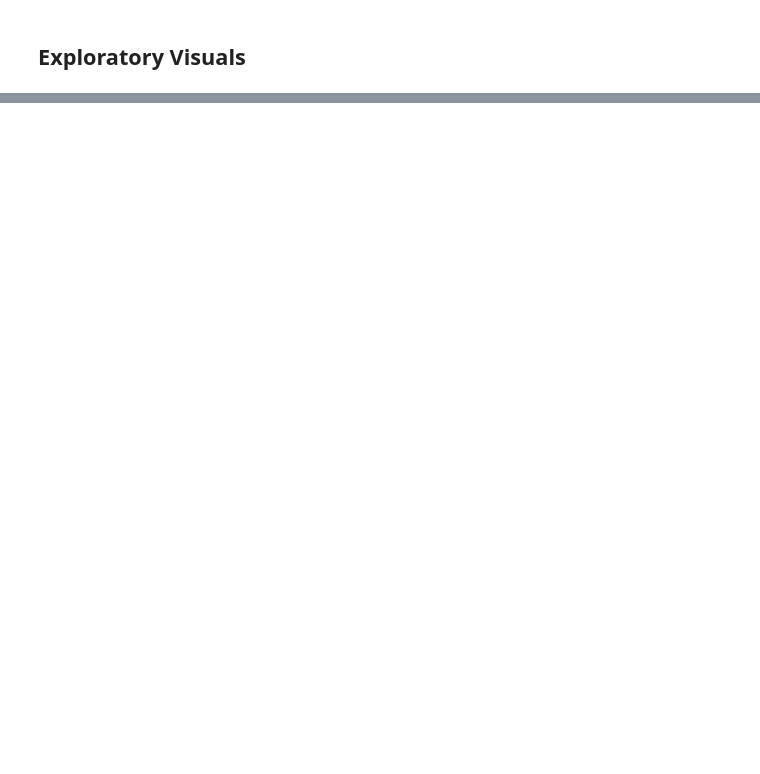
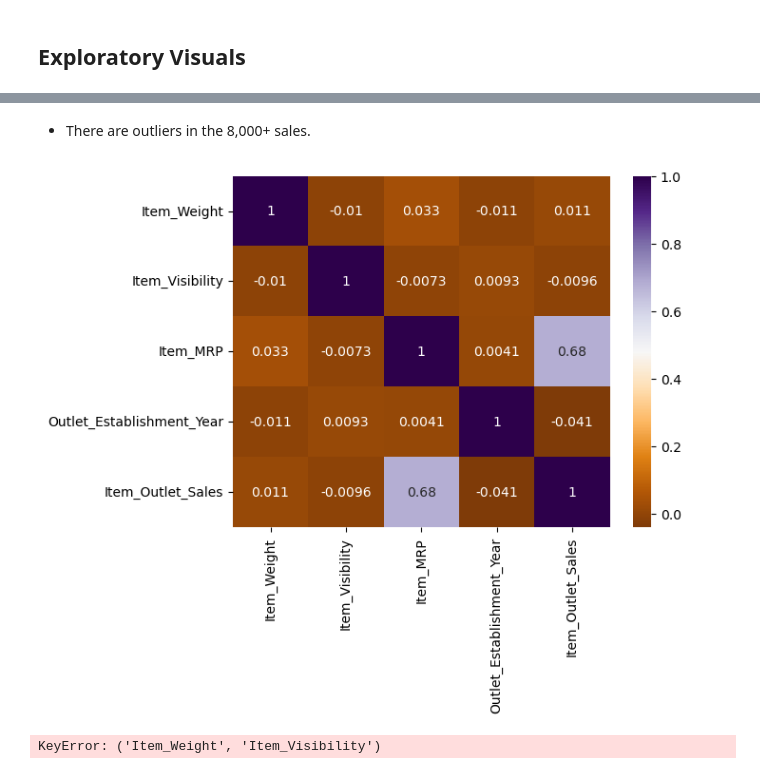
Before and after one commit to Elispreng/Grocery_Sales, a Jupyter notebook: Spreng_Grocery Sales.ipynb, the cells around one changed output, grey strips where cells are left out. Saved outputs shown, nothing was run; the diff lists cells and outputs as text; code cells hidden in the pictures; blank space fills up the shorter version.

```diff
--- a/Spreng_Grocery Sales.ipynb
+++ b/Spreng_Grocery Sales.ipynb
@@ -159,0 +191,16 @@ Name: Outlet_Size, dtype: int64
+# %% [markdown]
+- There are  outliers in the 8,000+ sales.
+# %%
+# look at heat map
+pd.options.mode.chained_assignment = None
+
+sns.heatmap(df.corr(),annot=True,cmap='PuOr');
+# %% [output]
+[figure, added]
+# %%
+# look at heat map
+num_columns=df['Item_Weight','Item_Visibility']
+# look at heat map
+#ns.heatmap(df.corr(),annot=True,cmap='Blues');
+# %% [output]
+KeyError: ('Item_Weight', 'Item_Visibility')
```
Also changed, not shown: parts of 3 cells of this notebook.
